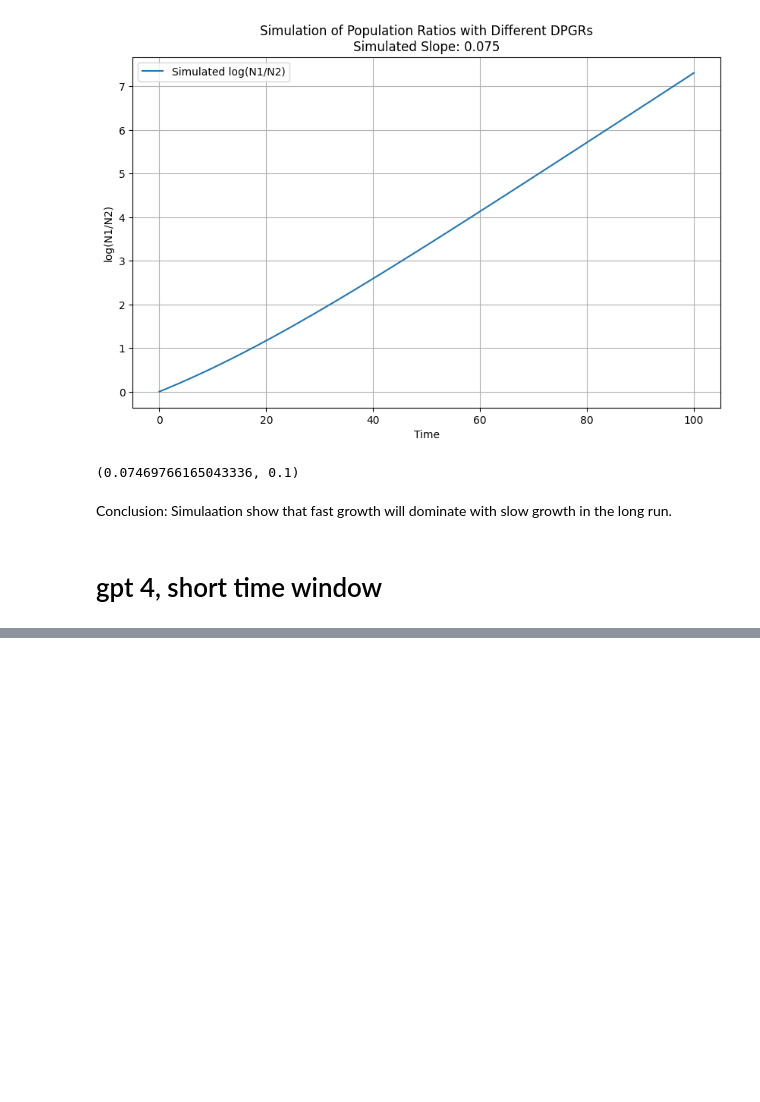
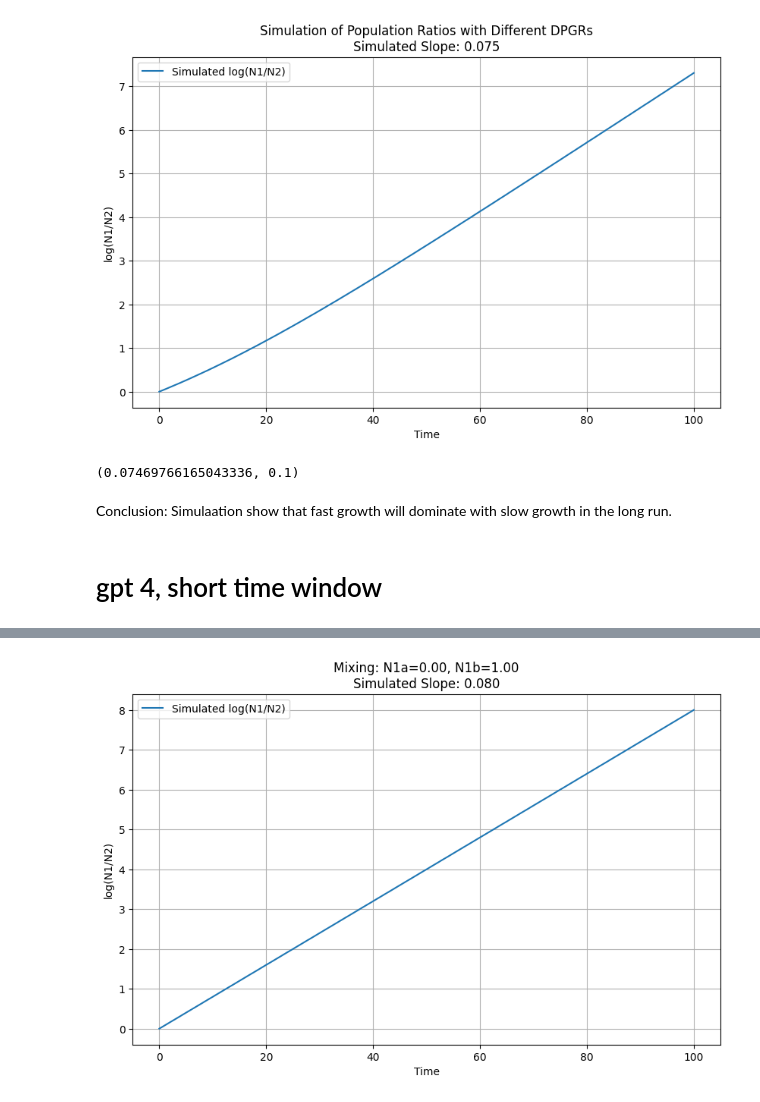
Before and after one commit to hongqin/DPGR_sandbox, a Jupyter notebook: DPGR_mixed_pop.ipynb, the cells around one changed output, grey strips where cells are left out. Drawn from its saved outputs; the diff is of its cells as text; code cells hidden in the pictures; blank space fills up the shorter version.

Commit message:
got a publishable figure for mixed location DPGR effect.

```diff
--- a/DPGR_mixed_pop.ipynb
+++ b/DPGR_mixed_pop.ipynb
@@ -190,0 +208,99 @@ results_df
+# %%
+import numpy as np
+import matplotlib.pyplot as plt
+from itertools import product
+import pandas as pd
+
+# Define parameters for region a and b, variants 1 and 2
+dpgr_1a_2a = 0.01
+dpgr_1b_2b = 0.08
+g2a = 1.0
+g2b = 1.0
+g1a = g2a + dpgr_1a_2a
+g1b = g2b + dpgr_1b_2b
+
+# Adjustable starting points for populations
+initial_values = {
+    "N1a": 100,
+    "N1b": 100,
+    "N2a": 100,
+    "N2b": 100,
+}
+
+# Possible mixing proportions for each group
+mixing_values = np.linspace(0, 1, 11)  # Example: [0.0, 0.1, 0.2, ..., 1.0]
+
+# Shortened time points for simulation
+time_points = np.linspace(0, 100, 20)  # 20 time points
+
+# Population growth function
+def population_growth(N0, g, t):
+    return N0 * np.exp(g * t)
+
+# Store results for all mixing combinations
+results = []
+
+# Loop over mixing proportions for locations a and b
+for mix_N1a in mixing_values:
+    mix_N2a = mix_N1a  # Enforce mix_N1a = mix_N2a
+    mix_N1b = 1 - mix_N1a  # Enforce that mix_N1a + mix_N1b = 1
+    mix_N2b = mix_N1b  # Enforce mix_N1b = mix_N2b
+
+    # Initialize arrays to store results
+    N1a = np.zeros_like(time_points)
+    N1b = np.zeros_like(time_points)
+    N2a = np.zeros_like(time_points)
+    N2b = np.zeros_like(time_points)
+    N1 = np.zeros_like(time_points)
+    N2 = np.zeros_like(time_points)
+    log_ratio_N1_N2 = np.zeros_like(time_points)
+
+    # Simulate population growth
+    for i, t in enumerate(time_points):
+        N1a[i] = population_growth(initial_values["N1a"], g1a, t)
+        N1b[i] = population_growth(initial_values["N1b"], g1b, t)
+        N2a[i] = population_growth(initial_values["N2a"], g2a, t)
+        N2b[i] = population_growth(initial_values["N2b"], g2b, t)
+
+        # Apply mixing proportions
+        N1[i] = mix_N1a * N1a[i] + mix_N1b * N1b[i]
+        N2[i] = mix_N2a * N2a[i] + mix_N2b * N2b[i]
+
+        log_ratio_N1_N2[i] = np.log(N1[i] / N2[i])
+
+    # Calculate slope
+    simulated_slope, _ = np.polyfit(time_points, log_ratio_N1_N2, 1)
+
+    # Store results for this combination
+    results.append({
+        "Mix_N1a": mix_N1a,
+        "Mix_N1b": mix_N1b,
+        "Mix_N2a": mix_N2a,
+        "Mix_N2b": mix_N2b,
+        "Simulated Slope": simulated_slope,
+    })
+
+    # Plot for each combination
+    plt.figure(figsize=(10, 6))
+    plt.plot(time_points, log_ratio_N1_N2, label="Simulated log(N1/N2)")
+    plt.xlabel("Time")
+    plt.ylabel("log(N1/N2)")
+    plt.title(
+        f"Mixing: N1a={mix_N1a:.2f}, N1b={mix_N1b:.2f}\n"
+        f"Simulated Slope: {simulated_slope:.3f}"
+    )
+    plt.legend()
+    plt.grid(True)
+    plt.show()
+
+# Convert results into a DataFrame
+results_df = pd.DataFrame(results)
+
+# Save results to a CSV file for further analysis
+results_df.to_csv("simulation_results.csv", index=False)
+
+# Display the parsed DataFrame
+print("Parsed Simulation Results with Mixing Proportions:")
+print(results_df)
+# %% [output]
+[figure, added]
```
Also changed, not shown: parts of 8 cells of this notebook.
